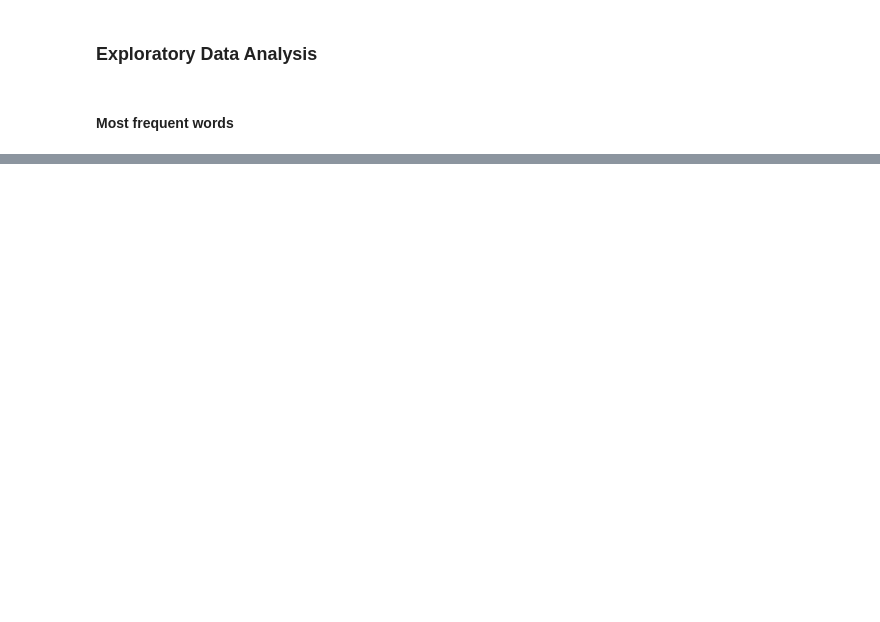
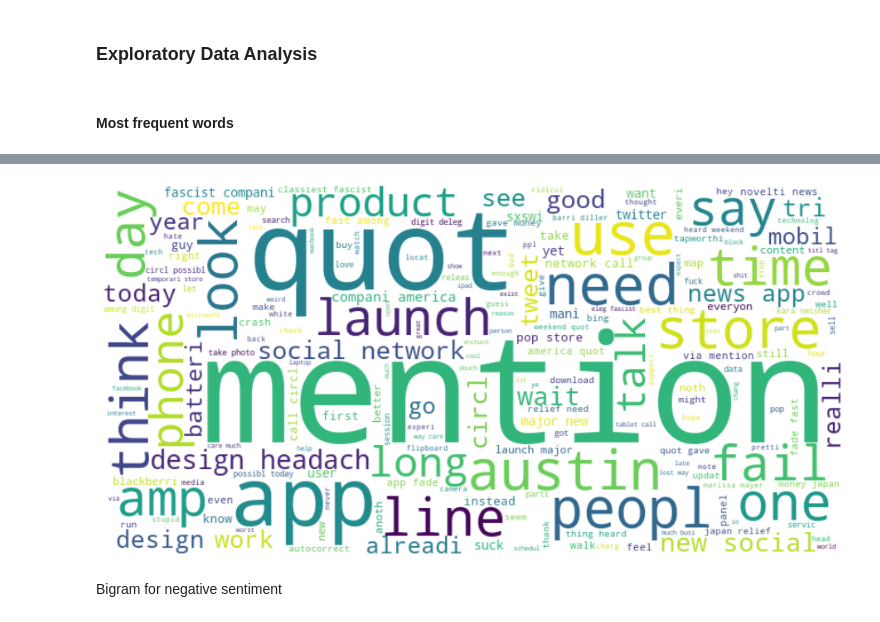
Before and after one commit to KImondorose/Deciphering-the-Public-Opinion-on-Apple, a Jupyter notebook: work_in_progress/kirui.ipynb, the cells around one changed output, grey strips where cells are left out. Saved outputs shown, nothing was run; the diff lists cells and outputs as text; code cells hidden in the pictures; blank space fills up the shorter version.

```diff
--- a/work_in_progress/kirui.ipynb
+++ b/work_in_progress/kirui.ipynb
@@ -514,0 +665,11 @@ plt.show()
+# %%
+# 'preprocessed_tweet' column contains lists of tokens (words) for each tweet
+# Flatten the list of lists into a single list of tokens for negative sentiment
+negative_words = list(chain(*negative_sentiment["preprocessed_tweet"]))
+
+# Create frequency distribution
+freq_negative_text = FreqDist(negative_words)
+
+# Get 50 most common words
+most_common_negative_words = freq_negative_text.most_common(50)
+most_common_negative_words
@@ -514,0 +694,11 @@ plt.show()
+# %%
+# Plot WordCloud for negative sentiment
+wordcloud = WordCloud(width=800, height=400, background_color='white').generate(' '.join(negative_words))
+plt.figure(figsize=(16, 14))
+plt.imshow(wordcloud, interpolation='bilinear')
+plt.axis('off')
+plt.show()
+# %% [output]
+[figure, added]
+# %% [markdown]
+Bigram for negative sentiment
```
Also changed, not shown: parts of 31 cells of this notebook.
